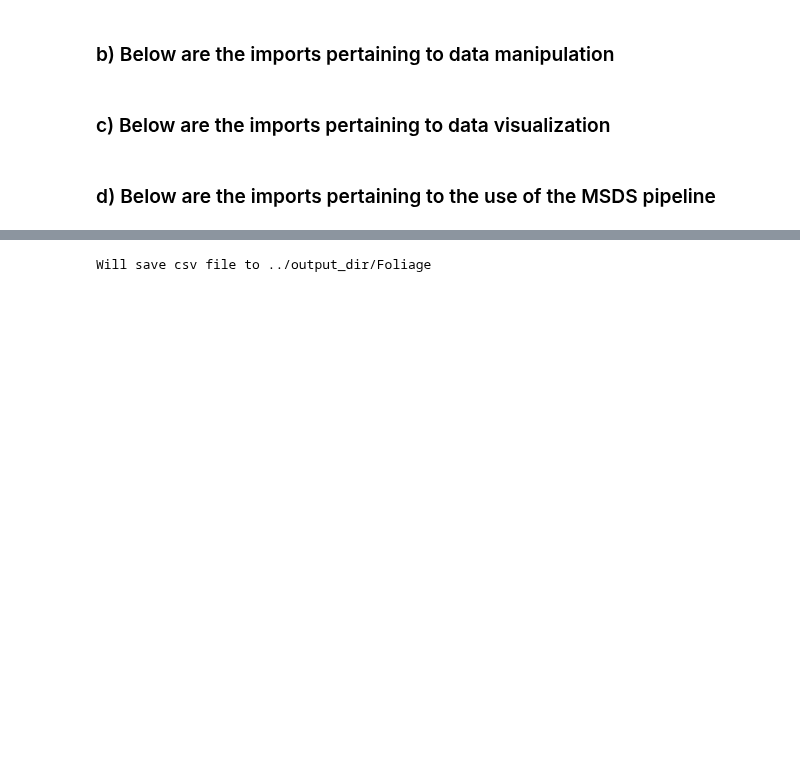
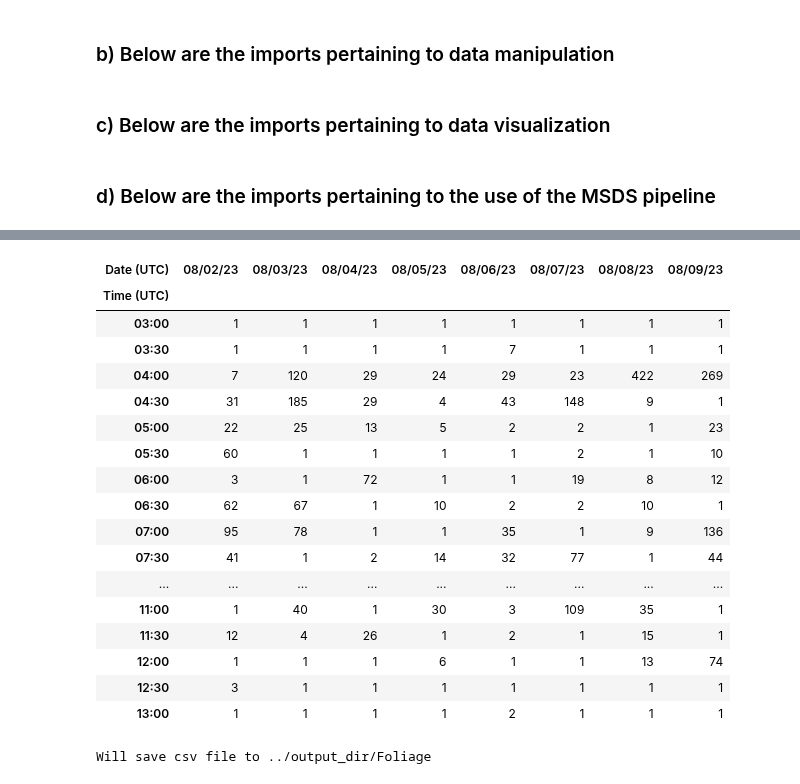
Before and after one commit to uw-echospace/bat-detector-msds, a Jupyter notebook: notebooks/test_batdetect2_pipeline.ipynb, the cells around one changed output, grey strips where cells are left out. Saved outputs shown, nothing was run; the diff lists cells and outputs as text; code cells hidden in the pictures; blank space fills up the shorter version.

Commit message:
added dataframe .pivot to grid

```diff
--- a/notebooks/test_batdetect2_pipeline.ipynb
+++ b/notebooks/test_batdetect2_pipeline.ipynb
@@ -40,0 +61,4 @@ from cfg import get_config
+# %%
+num_dets = pd.read_csv(f'../output_dir/recover-20230809/Telephone Field/activity__recover-20230809_UBNA_010.csv', index_col=0)
+num_dets.set_index('date_and_time_UTC', inplace=True)
+num_dets
@@ -41,3 +80,33 @@ from cfg import get_config
+# %%
+activity_datetimes = pd.to_datetime(num_dets.index.values)
+raw_dates = activity_datetimes.strftime("%m/%d/%y")
+raw_times = activity_datetimes.strftime("%H:%M")
+
+col_name = f"num_of_detections"
+data = list(zip(raw_dates, raw_times, num_dets[col_name]))
+activity = pd.DataFrame(data, columns=["Date (UTC)", "Time (UTC)", col_name])
+activity_df = activity.pivot(index="Time (UTC)", columns="Date (UTC)", values=col_name)
+# %%
+activity_df
+# %% [output]
+| Date (UTC) | 08/02/23 | 08/03/23 | 08/04/23 | 08/05/23 | 08/06/23 | 08/07/23 | 08/08/23 | 08/09/23 |
+| Time (UTC) |  |  |  |  |  |  |  |  |
+| 03:00 | 1 | 1 | 1 | 1 | 1 | 1 | 1 | 1 |
+| 03:30 | 1 | 1 | 1 | 1 | 7 | 1 | 1 | 1 |
+| 04:00 | 7 | 120 | 29 | 24 | 29 | 23 | 422 | 269 |
+| 04:30 | 31 | 185 | 29 | 4 | 43 | 148 | 9 | 1 |
+| 05:00 | 22 | 25 | 13 | 5 | 2 | 2 | 1 | 23 |
+| 05:30 | 60 | 1 | 1 | 1 | 1 | 2 | 1 | 10 |
+| 06:00 | 3 | 1 | 72 | 1 | 1 | 19 | 8 | 12 |
+| 06:30 | 62 | 67 | 1 | 10 | 2 | 2 | 10 | 1 |
+| 07:00 | 95 | 78 | 1 | 1 | 35 | 1 | 9 | 136 |
+| 07:30 | 41 | 1 | 2 | 14 | 32 | 77 | 1 | 44 |
+| ... | ... | ... | ... | ... | ... | ... | ... | ... |
+| 11:00 | 1 | 40 | 1 | 30 | 3 | 109 | 35 | 1 |
+| 11:30 | 12 | 4 | 26 | 1 | 2 | 1 | 15 | 1 |
+| 12:00 | 1 | 1 | 1 | 6 | 1 | 1 | 13 | 74 |
+| 12:30 | 3 | 1 | 1 | 1 | 1 | 1 | 1 | 1 |
+| 13:00 | 1 | 1 | 1 | 1 | 2 | 1 | 1 | 1 |
 # %%
 ubna_01_df = pd.read_csv('../output_dir/ubna_data_01_collected_audio_records.csv', dtype=str, index_col=0)
 ubna_02_df = pd.read_csv('../output_dir/ubna_data_02_collected_audio_records.csv', dtype=str, index_col=0)
```
Also changed, not shown: parts of 3 cells of this notebook, 1 other file.
